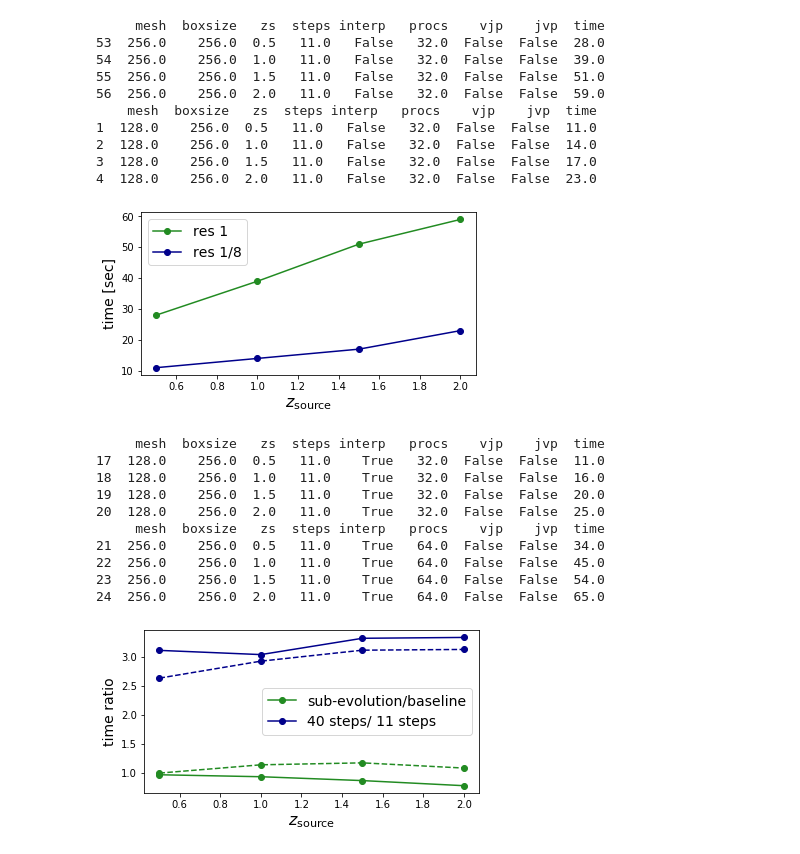
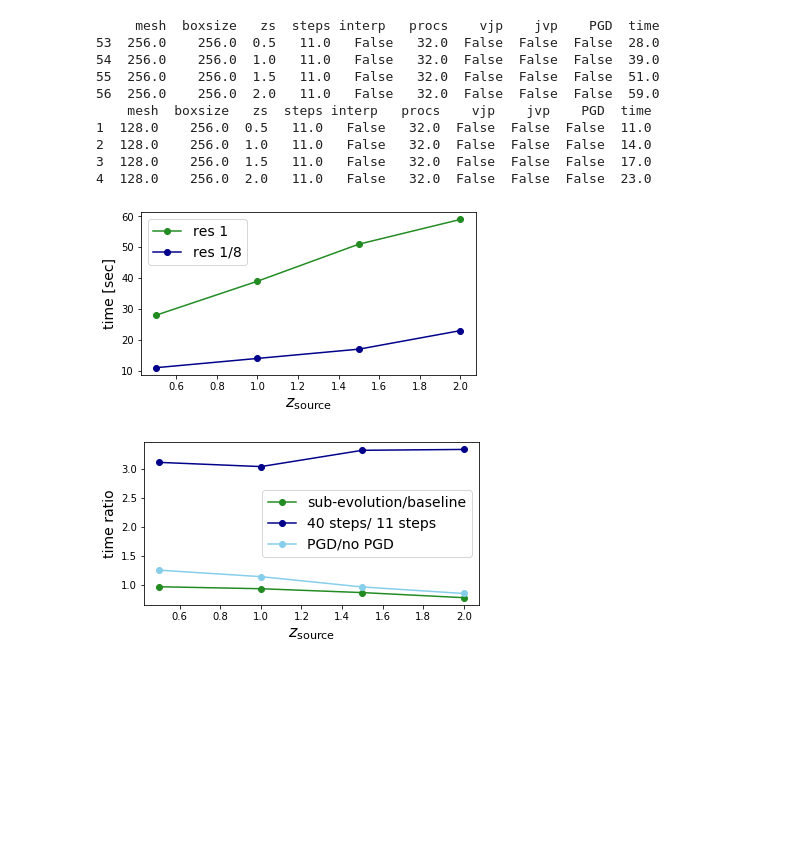
Before and after one commit to VMBoehm/MADLens, a Jupyter notebook: notebooks/TimingTests.ipynb, the cells around one changed output. Cells and saved outputs as stored; diff of their text form; code cells hidden in the pictures; blank space fills up the shorter version.

Commit message:
updated plots

```diff
--- a/notebooks/TimingTests.ipynb
+++ b/notebooks/TimingTests.ipynb
@@ -20,7 +20,7 @@ def select(df, props, vals):
 # %%
 PLOTPATH = '/global/homes/v/vboehm/codes/MADLens/figures'
 # %%
-dd = select(df, ['interp ','steps'],[False,11])
+dd = select(df, ['interp ','steps', 'PGD'],[False,11, False])
 d1 = select(dd, ['mesh','boxsize','procs'], [256, 256, 32])
 d2 = select(dd, ['mesh','boxsize', 'procs'], [128, 256, 32])
 
@@ -35,50 +35,38 @@ plt.xlabel('$z_\mathrm{source}$', fontsize=16)
 plt.savefig(os.path.join(PLOTPATH,'timing.pdf'),bbox_inches='tight')
 plt.show()
 # %% [output]
-     mesh  boxsize   zs  steps interp   procs    vjp    jvp  time
-53  256.0    256.0  0.5   11.0   False   32.0  False  False  28.0
-54  256.0    256.0  1.0   11.0   False   32.0  False  False  39.0
-55  256.0    256.0  1.5   11.0   False   32.0  False  False  51.0
-56  256.0    256.0  2.0   11.0   False   32.0  False  False  59.0
-    mesh  boxsize   zs  steps interp   procs    vjp    jvp  time
-1  128.0    256.0  0.5   11.0   False   32.0  False  False  11.0
-2  128.0    256.0  1.0   11.0   False   32.0  False  False  14.0
-3  128.0    256.0  1.5   11.0   False   32.0  False  False  17.0
-4  128.0    256.0  2.0   11.0   False   32.0  False  False  23.0
+     mesh  boxsize   zs  steps interp   procs    vjp    jvp    PGD  time
+53  256.0    256.0  0.5   11.0   False   32.0  False  False  False  28.0
+54  256.0    256.0  1.0   11.0   False   32.0  False  False  False  39.0
+55  256.0    256.0  1.5   11.0   False   32.0  False  False  False  51.0
+56  256.0    256.0  2.0   11.0   False   32.0  False  False  False  59.0
+    mesh  boxsize   zs  steps interp   procs    vjp    jvp    PGD  time
+1  128.0    256.0  0.5   11.0   False   32.0  False  False  False  11.0
+2  128.0    256.0  1.0   11.0   False   32.0  False  False  False  14.0
+3  128.0    256.0  1.5   11.0   False   32.0  False  False  False  17.0
+4  128.0    256.0  2.0   11.0   False   32.0  False  False  False  23.0
 [figure]
 # %%
-colors = ['forestgreen','darkblue']
+colors = ['forestgreen','darkblue','skyblue']
 plt.figure(figsize=(6,3))
-for ii,(mesh, procs, ls) in enumerate(zip([128,256],[32,64],['--','-'])):
+for ii,(mesh, procs, ls) in enumerate(zip([256],[64],['-'])):
     dd = select(df, ['mesh','boxsize'],[mesh,256])
-    d1 = select(dd, ['interp ', 'steps', 'vjp', 'jvp'], [True, 11, False, False])
-    d2 = select(dd, ['interp ','steps','procs'], [False, 11, procs])
-    d3 = select(dd, ['interp ', 'steps','procs'], [False, 11, procs])
-    d4 = select(dd, ['interp ','steps','procs'], [False, 40, procs])
-    print(d1)
-    if ii==1:
-        d = plt.plot(d1['zs'], d1['time'].to_numpy()/d2['time'],marker='o', ls=ls, color=colors[0], label='sub-evolution/baseline')
-        plt.plot(d2['zs'], d4['time'].to_numpy()/d3['time'],marker='o',ls=ls,color= colors[1],label='40 steps/ 11 steps')
-    else:
-        d = plt.plot(d1['zs'], d1['time'].to_numpy()/d2['time'],marker='o', ls=ls, color=colors[0])
-        plt.plot(d2['zs'], d4['time'].to_numpy()/d3['time'],marker='o',ls=ls,color= colors[1])
+    d1 = select(dd, ['interp ', 'steps', 'vjp', 'jvp','PGD'], [True, 11, False, False, False])
+    d2 = select(dd, ['interp ','steps','procs','PGD'], [False, 11, procs, False])
+    d3 = select(dd, ['interp ', 'steps','procs','PGD'], [False, 11, procs, True])
+    d4 = select(dd, ['interp ','steps','procs','PGD'], [False, 40, procs, False])
+
+    d = plt.plot(d1['zs'], d1['time'].to_numpy()/d2['time'],marker='o', ls=ls, color=colors[0], label='sub-evolution/baseline')
+    plt.plot(d2['zs'], d4['time'].to_numpy()/d2['time'],marker='o',ls=ls,color= colors[1],label='40 steps/ 11 steps')
+    plt.plot(d2['zs'], d3['time'].to_numpy()/d2['time'],marker='o',ls=ls,color= colors[2],label='PGD/no PGD')
+
 plt.legend(fontsize=14)
 plt.ylabel('time ratio', fontsize=14)
 plt.xlabel('$z_\mathrm{source}$', fontsize=16)
 plt.savefig(os.path.join(PLOTPATH,'timing_ratios.pdf'),bbox_inches='tight')
 plt.show()
 # %% [output]
-     mesh  boxsize   zs  steps interp   procs    vjp    jvp  time
-17  128.0    256.0  0.5   11.0    True   32.0  False  False  11.0
-18  128.0    256.0  1.0   11.0    True   32.0  False  False  16.0
-19  128.0    256.0  1.5   11.0    True   32.0  False  False  20.0
-20  128.0    256.0  2.0   11.0    True   32.0  False  False  25.0
-     mesh  boxsize   zs  steps interp   procs    vjp    jvp  time
-21  256.0    256.0  0.5   11.0    True   64.0  False  False  34.0
-22  256.0    256.0  1.0   11.0    True   64.0  False  False  45.0
-23  256.0    256.0  1.5   11.0    True   64.0  False  False  54.0
-24  256.0    256.0  2.0   11.0    True   64.0  False  False  65.0
-[figure, old version]
+[figure, new version]
 # %%
 dd = select(df, ['mesh','boxsize'],[256,256])
 
```
Also changed, not shown: parts of 4 cells of this notebook, 5 other files.
